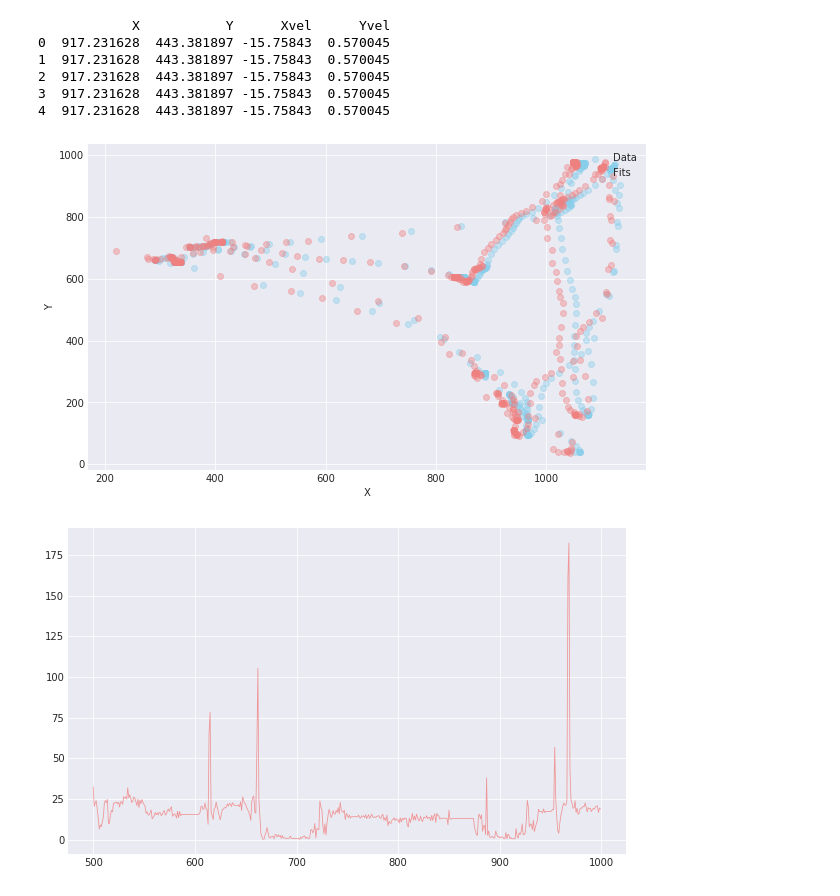
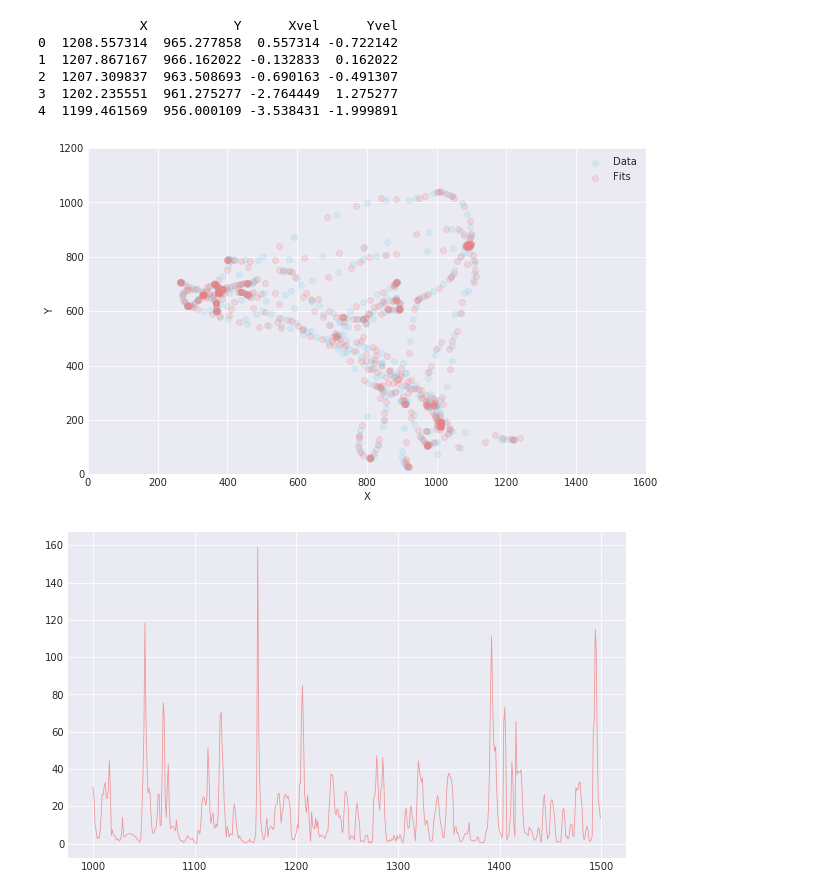
Before and after one commit to knkumar/sequence-prediction, a Jupyter notebook: Plot Kalman Model-Seaborn.ipynb, the cells around one changed output. Saved outputs shown, nothing was run; the diff lists cells and outputs as text; code cells hidden in the pictures.

```diff
--- a/Plot Kalman Model-Seaborn.ipynb
+++ b/Plot Kalman Model-Seaborn.ipynb
@@ -5,31 +5,34 @@ import bokeh
 import pandas as pd
 import matplotlib.pyplot as plt
 # %%
-data = pd.read_csv('~/projects/Kalman/dataToFit.csv', names=['X','Y','Xvel','Yvel'])
-fit = pd.read_csv('~/projects/Kalman/fitsFromModel.csv', names=['X','Y','Xvel','Yvel'])
+fname = "~/projects/Kalman/data/S10_05_19_2017_train_mouse_subjects._block213"
+data = pd.read_csv(fname+'dataToFit_train.csv', names=['X','Y','Xvel','Yvel'])
+fit = pd.read_csv(fname+'fitsFromModel_train.csv', names=['X','Y','Xvel','Yvel'])
 print(fit.head())
-idx = [x for x in range(500,1000)]
+idx = [x for x in range(1000,1500)]
 x1 = data.iloc[idx,0:2]
 x1_fit = fit.iloc[idx,0:2]
 y1 = data.iloc[idx,1]
 y1_fit = fit.iloc[idx,1]
 
 fig = plt.figure(figsize=(10,6))
 sns.set_style("darkgrid")
 
-sns.regplot('X','Y',data=x1, color="skyblue", fit_reg=False, scatter_kws={'alpha':0.4} ,label="Data")
-sns.regplot('X','Y',data=x1_fit, color="lightcoral", fit_reg=False, scatter_kws={'alpha':0.4}, label="Fits")
+sns.regplot('X','Y',data=x1, color="skyblue", fit_reg=False, scatter_kws={'alpha':0.2} ,label="Data")
+reg_plot = sns.regplot('X','Y',data=x1_fit, color="lightcoral", fit_reg=False, scatter_kws={'alpha':0.2}, label="Fits")
+reg_plot.set(xlim=(0,1600))
+reg_plot.set(ylim=(0,1200))
 plt.legend(['Data','Fits'], ncol=1, loc='upper right');
 #fig.legend(labels=['Data','Fits'])
 plt.show()
 # %% [output]
-            X           Y      Xvel      Yvel
-0  917.231628  443.381897 -15.75843  0.570045
-1  917.231628  443.381897 -15.75843  0.570045
-2  917.231628  443.381897 -15.75843  0.570045
-3  917.231628  443.381897 -15.75843  0.570045
-4  917.231628  443.381897 -15.75843  0.570045
+             X           Y      Xvel      Yvel
+0  1208.557314  965.277858  0.557314 -0.722142
+1  1207.867167  966.162022 -0.132833  0.162022
+2  1207.309837  963.508693 -0.690163 -0.491307
+3  1202.235551  961.275277 -2.764449  1.275277
+4  1199.461569  956.000109 -3.538431 -1.999891
-[figure, old version]
+[figure, new version]
 # %%
 diff_fit = (x1_fit-x1)**2
 sse = diff_fit.iloc[:,0]+diff_fit.iloc[:,1]
@@ -40,4 +43,4 @@ sns.set_style("darkgrid")
 plt.plot(idx,np.sqrt(sse), color='lightcoral', alpha=0.8, linewidth=0.8)
 plt.show()
 # %% [output]
-[figure, old version]
+[figure, new version]
```
Also changed, not shown: parts of 3 cells of this notebook, 2 other files.
